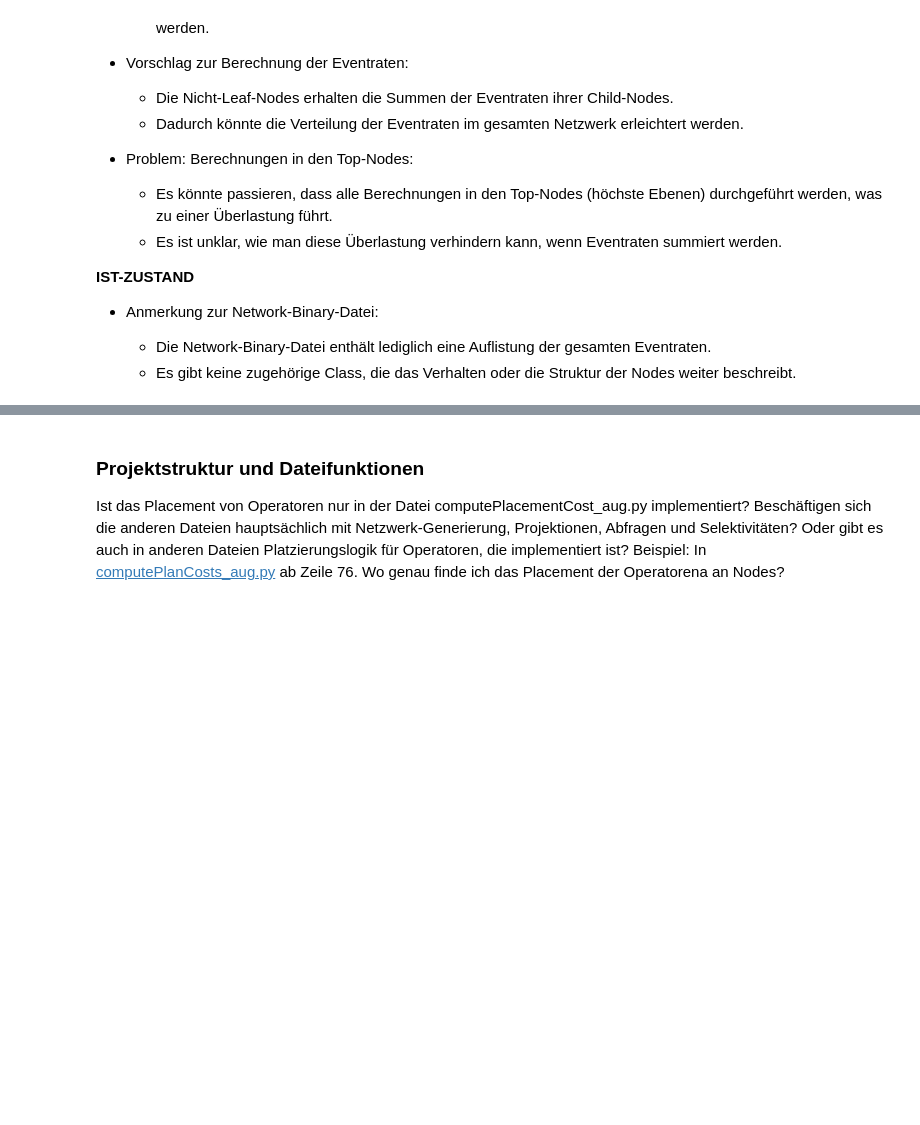
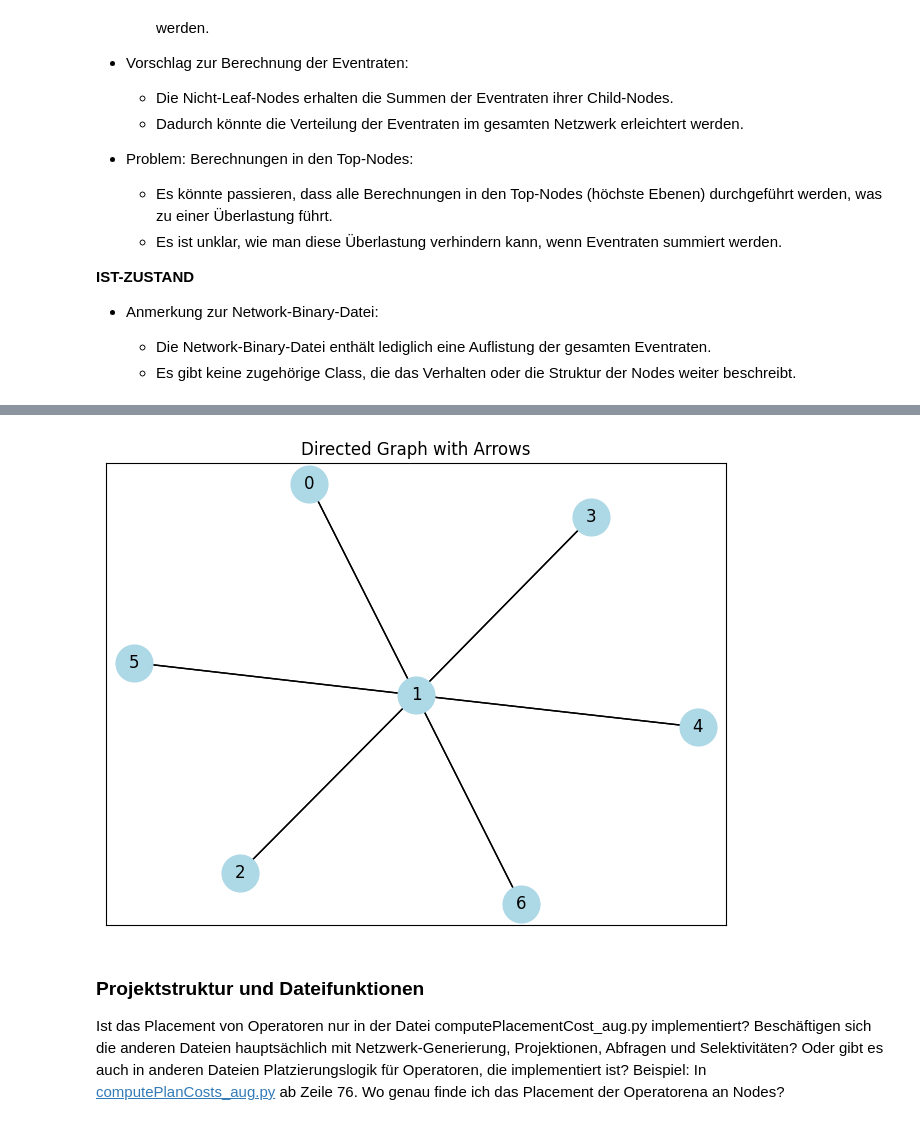
Before and after one commit to PMeran101/INEv, a Jupyter notebook: INEv/code/prepared_notebook.ipynb, the cells around one changed output, grey strips where cells are left out. Saved outputs shown, nothing was run; the diff lists cells and outputs as text; code cells hidden in the pictures; blank space fills up the shorter version.

```diff
--- a/INEv/code/prepared_notebook.ipynb
+++ b/INEv/code/prepared_notebook.ipynb
@@ -111,3 +127,25 @@ Graph
+# %%
+def visualize_graph(graph):
+    plt.figure(figsize=(8, 6))
+
+    # Generate a layout for the nodes
+    pos = nx.spring_layout(graph)  # Positions for all nodes
+
+    # Draw the graph, with arrows and labels
+    nx.draw_networkx(graph, pos, with_labels=True, node_size=700, node_color='lightblue', arrows=True)
+
+    # Explicitly draw the edges with arrows
+    nx.draw_networkx_edges(graph, pos, edge_color='black', arrowstyle="->", arrowsize=20)
+
+    plt.title("Directed Graph with Arrows")
+    plt.show()
+
+# Assuming `root` is the starting node and `graph` is generated
+with open('graph', 'rb') as f:
+    graph = pickle.load(f)
+visualize_graph(graph)
+# %% [output]
+[figure, added]
 # %% [markdown]
 ### Projektstruktur und Dateifunktionen
 
```
Also changed, not shown: parts of 2 cells of this notebook, 4 other files.
